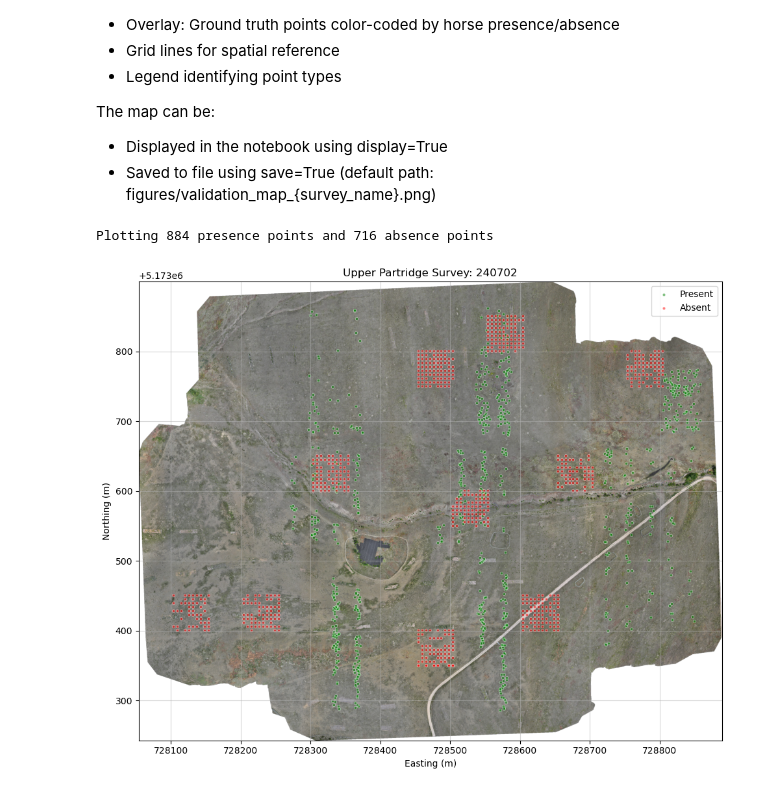
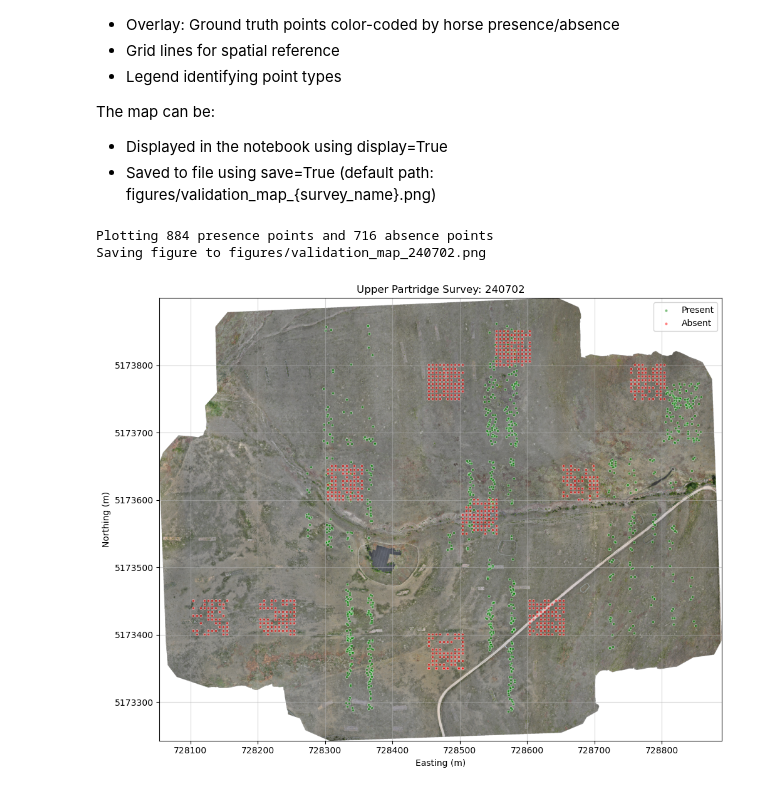
Before and after one commit to mosscoder/mpg-horses, a Jupyter notebook: notebooks/03_figures.ipynb, the cells around one changed output. Cells and saved outputs as stored; diff of their text form; code cells hidden in the pictures.

Commit message:
feat: improve axis label formatting in validation map notebook

```diff
--- a/notebooks/03_figures.ipynb
+++ b/notebooks/03_figures.ipynb
@@ -121,6 +122,13 @@ def create_validation_map(
     ax.set_title(f"Upper Partridge Survey: {survey_name}")
     ax.legend()
 
+    # Disable scientific notation for axis labels
+    formatter = ScalarFormatter()
+    formatter.set_scientific(False)
+    formatter.set_useOffset(False)
+    ax.yaxis.set_major_formatter(formatter)
+    ax.xaxis.set_major_formatter(formatter)
+
     # Adjust layout to prevent label cutoff
     plt.tight_layout()
 
@@ -162,16 +170,17 @@ The map can be:
 # %%
 # Set up parameters
 geotiff_path = os.path.join("../data", "raster", "geotiffs", "240702_upperpartridge-visible.tif")
 groundtruth_path = os.path.join("../data", "vector", "groundtruth.geojson")
 
 # Create and display the map
 create_validation_map(
     geotiff_path=geotiff_path,
     groundtruth_path=groundtruth_path,
     downsample_factor=20,  # Adjust this value to change image resolution
     display=True,  # Show the plot in the notebook
-    save=False  # Also save the plot to file
+    save=True  # Also save the plot to file
 )
 # %% [output]
 Plotting 884 presence points and 716 absence points
+Saving figure to figures/validation_map_240702.png
-[figure, old version]
+[figure, new version]
```
Also changed, not shown: parts of 1 cell of this notebook.
